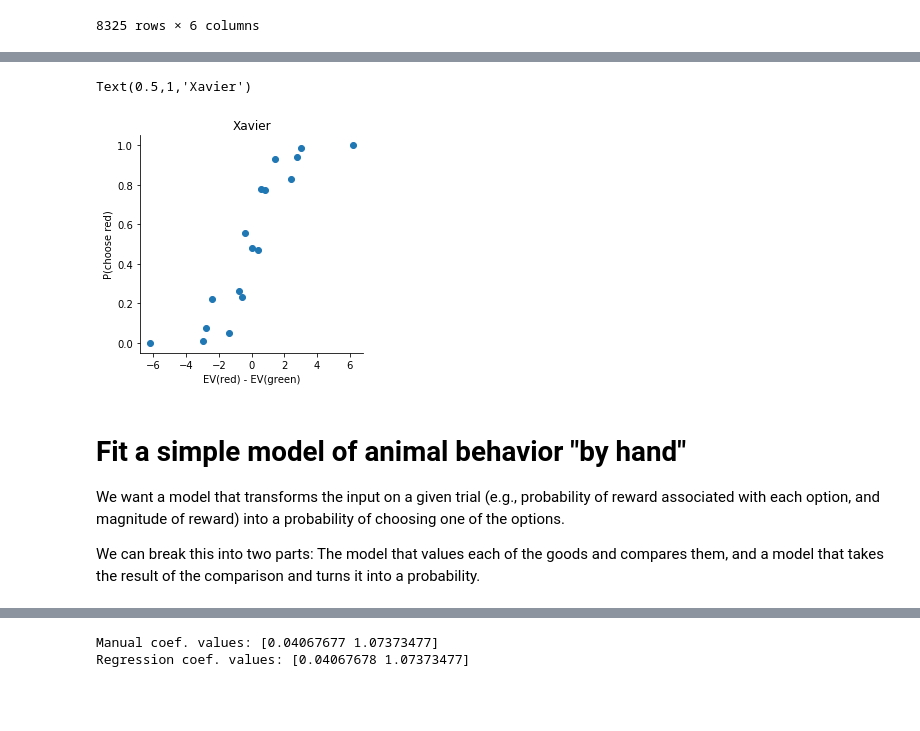
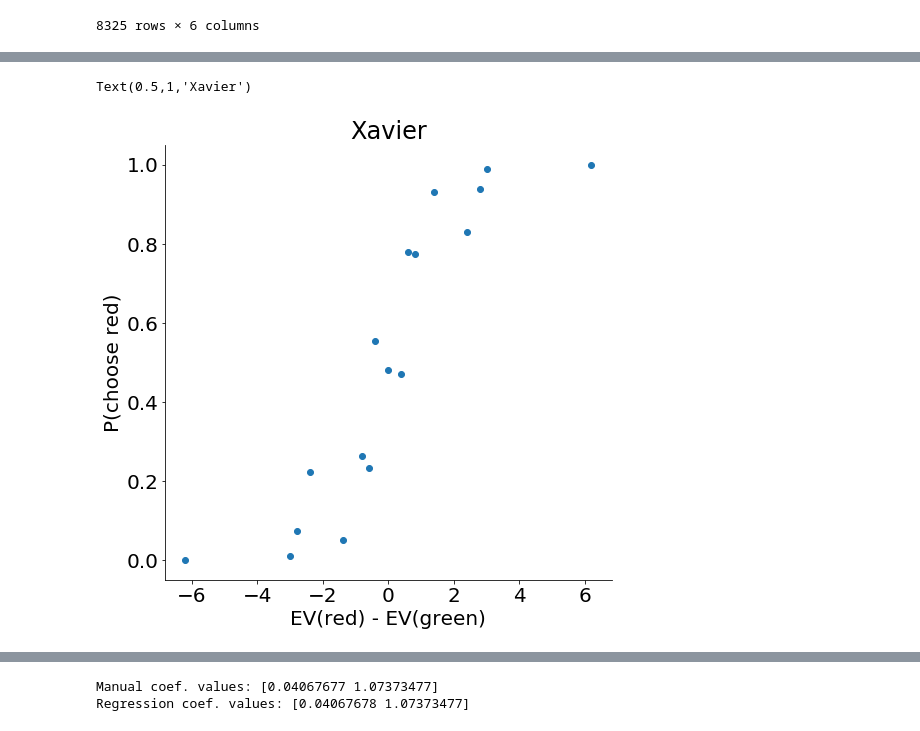
Before and after one commit to bartmassi/RL_tutorial, a Jupyter notebook: ChoiceModeling_ds10-04-18.ipynb, the cells around one changed output, grey strips where cells are left out. Cells and saved outputs as stored; diff of their text form; code cells hidden in the pictures; blank space fills up the shorter version.

```diff
--- a/ChoiceModeling_ds10-04-18.ipynb
+++ b/ChoiceModeling_ds10-04-18.ipynb
@@ -25,6 +29,6 @@ rcParams['axes.spines.top'] = False
 # %%
 #Load in the data
 #This is resampled and censored data from a real experiment.
-floc = '~//Code//python//datasync_10-04//'
+floc = '~//Code//python//reinforcement_learning_tutorial//'
 fname = 'reversal_data_subset.csv'
 data = pd.read_csv(floc+fname)
@@ -62,17 +74,11 @@ data['deltaEV'] = data['EVRed'] - data['EVGreen']
 # %%
 pChooseRed = data.groupby(['deltaEV'])['choseRed'].agg(['mean'])
 
-_,ax = plt.subplots(1,1,figsize=[4,4])
+_,ax = plt.subplots(1,1,figsize=[8,8])
 ax.errorbar(pChooseRed.index,pChooseRed['mean'].values,fmt='o')
 plt.xlabel('EV(red) - EV(green)')
 plt.ylabel('P(choose red)')
 plt.title('Xavier')
 # %% [output]
 Text(0.5,1,'Xavier')
-[figure, old version]
+[figure, new version]
-# %% [markdown]
-# Fit a simple model of animal behavior "by hand"
-
-We want a model that transforms the input on a given trial (e.g., probability of reward associated with each option, and magnitude of reward) into a probability of choosing one of the options.
-
-We can break this into two parts: The model that values each of the goods and compares them, and a model that takes the result of the comparison and turns it into a probability.
```
Also changed, not shown: parts of 16 cells of this notebook.
